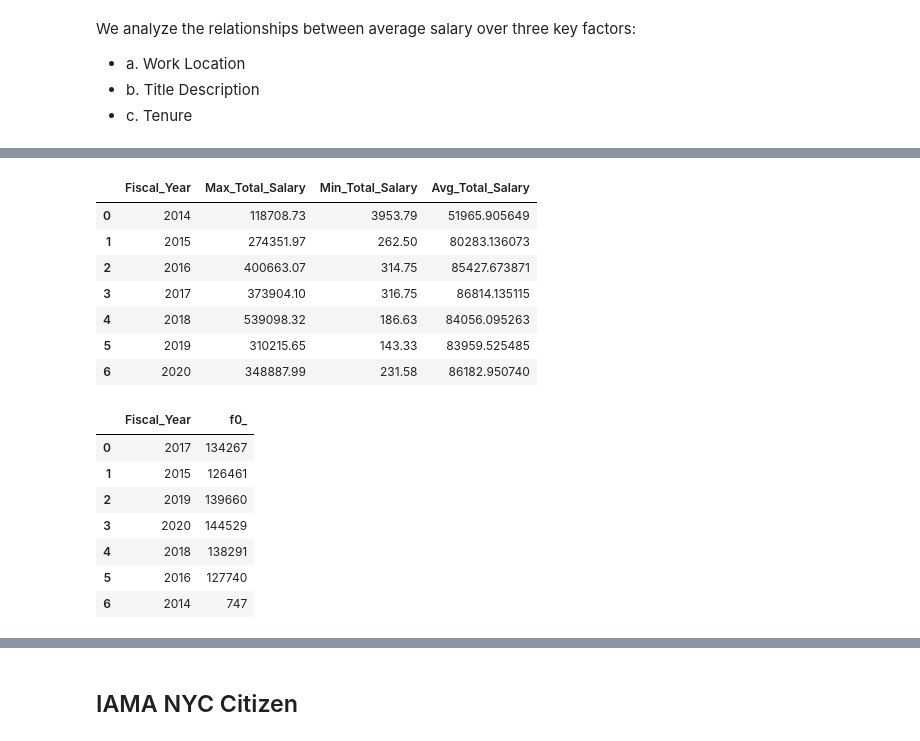
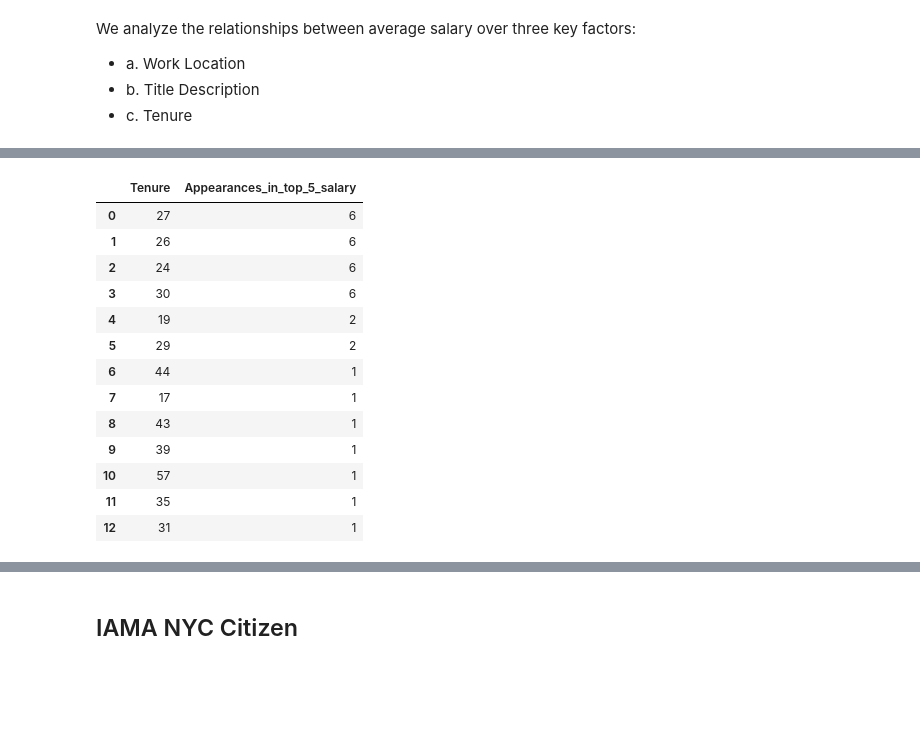
Before and after one commit to LinhTo11/BA775-B2-Team-3-NYC-Payroll, a Jupyter notebook: B2_Team3.ipynb, the cells around one changed output, grey strips where cells are left out. Saved outputs shown, nothing was run; the diff lists cells and outputs as text; code cells hidden in the pictures; blank space fills up the shorter version.

Commit message:
submit team assignment

```diff
--- a/B2_Team3.ipynb
+++ b/B2_Team3.ipynb
@@ -570,21 +720,43 @@ c. Tenure
 # %%
 %%bigquery --project=ba-775-b2-team-3
+WITH Tenure_Salary_Table
+AS(SELECT * FROM
 
-SELECT
-  Fiscal_Year,
-  MAX(Total_Salary) AS Max_Total_Salary,
-  MIN(Total_Salary) AS Min_Total_Salary ,
-  AVG(Total_Salary) AS Avg_Total_Salary
+    (SELECT
+      *,
+      ROW_NUMBER() OVER (PARTITION BY Fiscal_Year ORDER BY Avg_Total_Salary DESC) as rn
+    FROM
+      (
+      SELECT
+        Fiscal_Year,
+        CAST(AVG(Total_Salary) AS INT64 ) AS Avg_Total_Salary,
+        Tenure,
+      FROM `ba-775-b2-team-3.NYC_Payroll.NYC_Payroll_Cleaned`
+      WHERE Tenure IS NOT NULL
+      GROUP BY Tenure, Fiscal_Year
+      ORDER BY Fiscal_Year ASC, Avg_Total_Salary DESC
+      )
+    )
 
-FROM `ba-775-b2-team-3.NYC_Payroll.NYC_Payroll_Cleaned`
-GROUP BY Fiscal_Year
-ORDER BY Fiscal_Year ASC
+  WHERE rn >=1 and rn <=5
+  ORDER BY Fiscal_Year DESC)
+
+SELECT Tenure, COUNT(Tenure) AS Appearances_in_top_5_salary
+FROM Tenure_Salary_Tablea
+GROUP BY Tenure
+ORDER BY Appearances_in_top_5_salary DESC
 # %% [output]
-|  | Fiscal_Year | Max_Total_Salary | Min_Total_Salary | Avg_Total_Salary |
-| 0 | 2014 | 118708.73 | 3953.79 | 51965.905649 |
-| 1 | 2015 | 274351.97 | 262.50 | 80283.136073 |
-| 2 | 2016 | 400663.07 | 314.75 | 85427.673871 |
-| 3 | 2017 | 373904.10 | 316.75 | 86814.135115 |
-| 4 | 2018 | 539098.32 | 186.63 | 84056.095263 |
-| 5 | 2019 | 310215.65 | 143.33 | 83959.525485 |
-| 6 | 2020 | 348887.99 | 231.58 | 86182.950740 |
+|  | Tenure | Appearances_in_top_5_salary |
+| 0 | 27 | 6 |
+| 1 | 26 | 6 |
+| 2 | 24 | 6 |
+| 3 | 30 | 6 |
+| 4 | 19 | 2 |
+| 5 | 29 | 2 |
+| 6 | 44 | 1 |
+| 7 | 17 | 1 |
+| 8 | 43 | 1 |
+| 9 | 39 | 1 |
+| 10 | 57 | 1 |
+| 11 | 35 | 1 |
+| 12 | 31 | 1 |
@@ -595,16 +762,0 @@ SELECT blablablablabla FROM `ba-775-b2-team-3.NYC_Payroll.NYC_Payroll_Cleaned`
-# %%
-%%bigquery --project=ba-775-b2-team-3
-SELECT
-  Fiscal_Year,
-  COUNT(Fiscal_Year)
-FROM `ba-775-b2-team-3.NYC_Payroll.NYC_Payroll_Cleaned`
-group by Fiscal_Year
-# %% [output]
-|  | Fiscal_Year | f0_ |
-| 0 | 2017 | 134267 |
-| 1 | 2015 | 126461 |
-| 2 | 2019 | 139660 |
-| 3 | 2020 | 144529 |
-| 4 | 2018 | 138291 |
-| 5 | 2016 | 127740 |
-| 6 | 2014 | 747 |
```
Also changed, not shown: parts of 27 cells of this notebook.
